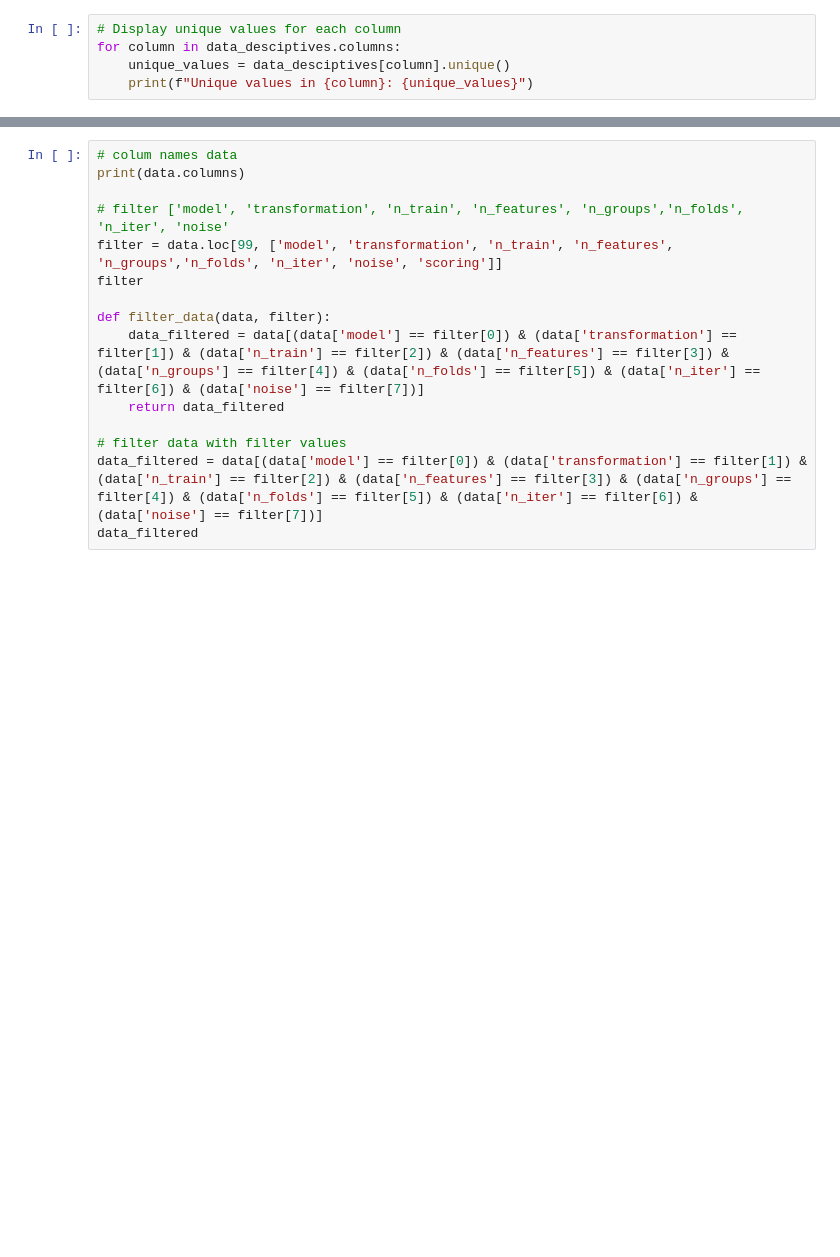
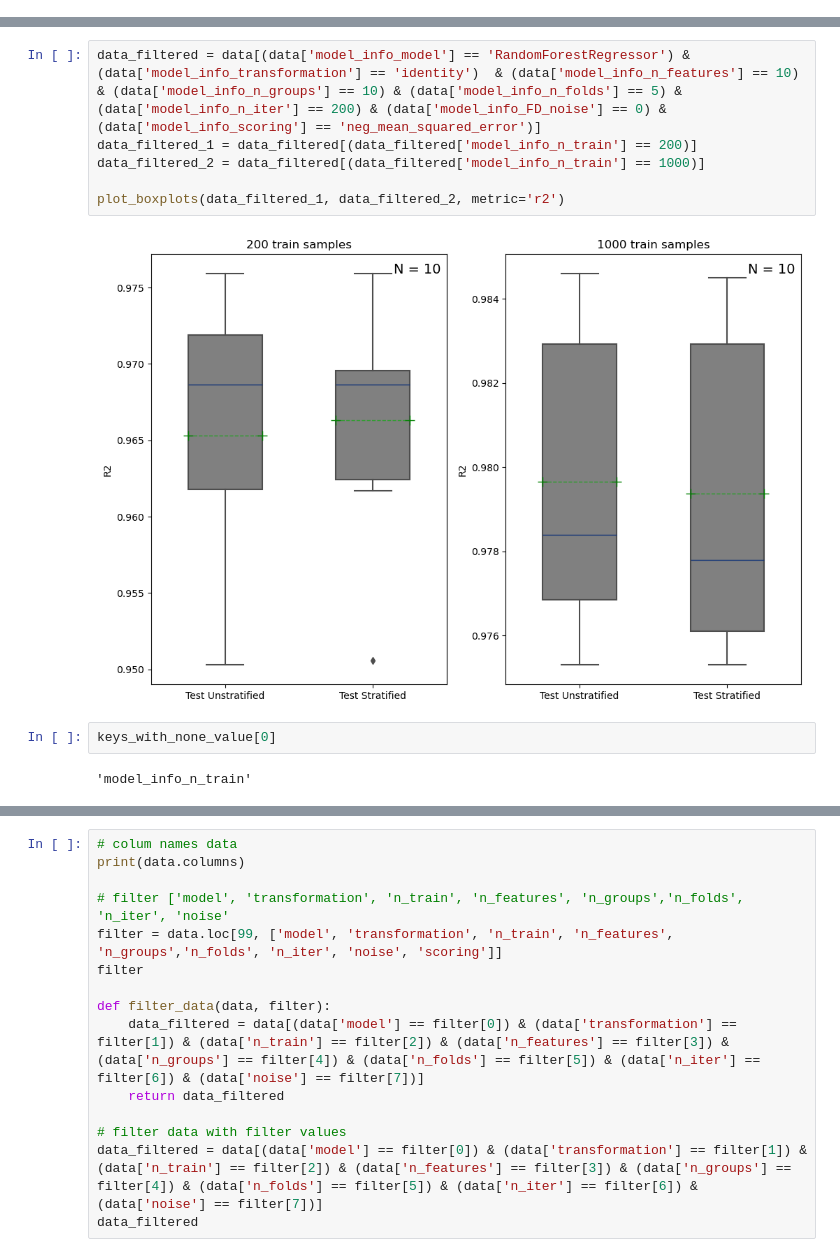
Before and after one commit to annegriddl/slds_stratification, a Jupyter notebook: Simulations/Experiments4 Final SetUp RF/visualization_results_Nadja.ipynb, the cells around one changed output, grey strips where cells are left out. Saved outputs shown, nothing was run; the diff lists cells and outputs as text; blank space fills up the shorter version.

```diff
--- a/Simulations/Experiments4 Final SetUp RF/visualization_results_Nadja.ipynb
+++ b/Simulations/Experiments4 Final SetUp RF/visualization_results_Nadja.ipynb
@@ -193,5 +0,0 @@ data_desciptives.describe(include='all')
-# %%
-# Display unique values for each column
-for column in data_desciptives.columns:
-    unique_values = data_desciptives[column].unique()
-    print(f"Unique values in {column}: {unique_values}")
@@ -329,0 +268,12 @@ Name: 99, dtype: object
+# %%
+data_filtered = data[(data['model_info_model'] == 'RandomForestRegressor') & (data['model_info_transformation'] == 'identity')  & (data['model_info_n_features'] == 10) & (data['model_info_n_groups'] == 10) & (data['model_info_n_folds'] == 5) & (data['model_info_n_iter'] == 200) & (data['model_info_FD_noise'] == 0) & (data['model_info_scoring'] == 'neg_mean_squared_error')]
+data_filtered_1 = data_filtered[(data_filtered['model_info_n_train'] == 200)]
+data_filtered_2 = data_filtered[(data_filtered['model_info_n_train'] == 1000)]
+
+plot_boxplots(data_filtered_1, data_filtered_2, metric='r2')
+# %% [output]
+[figure, added]
+# %%
+keys_with_none_value[0]
+# %% [output]
+'model_info_n_train'
```
Also changed, not shown: parts of 44 cells of this notebook, 1 other file.
